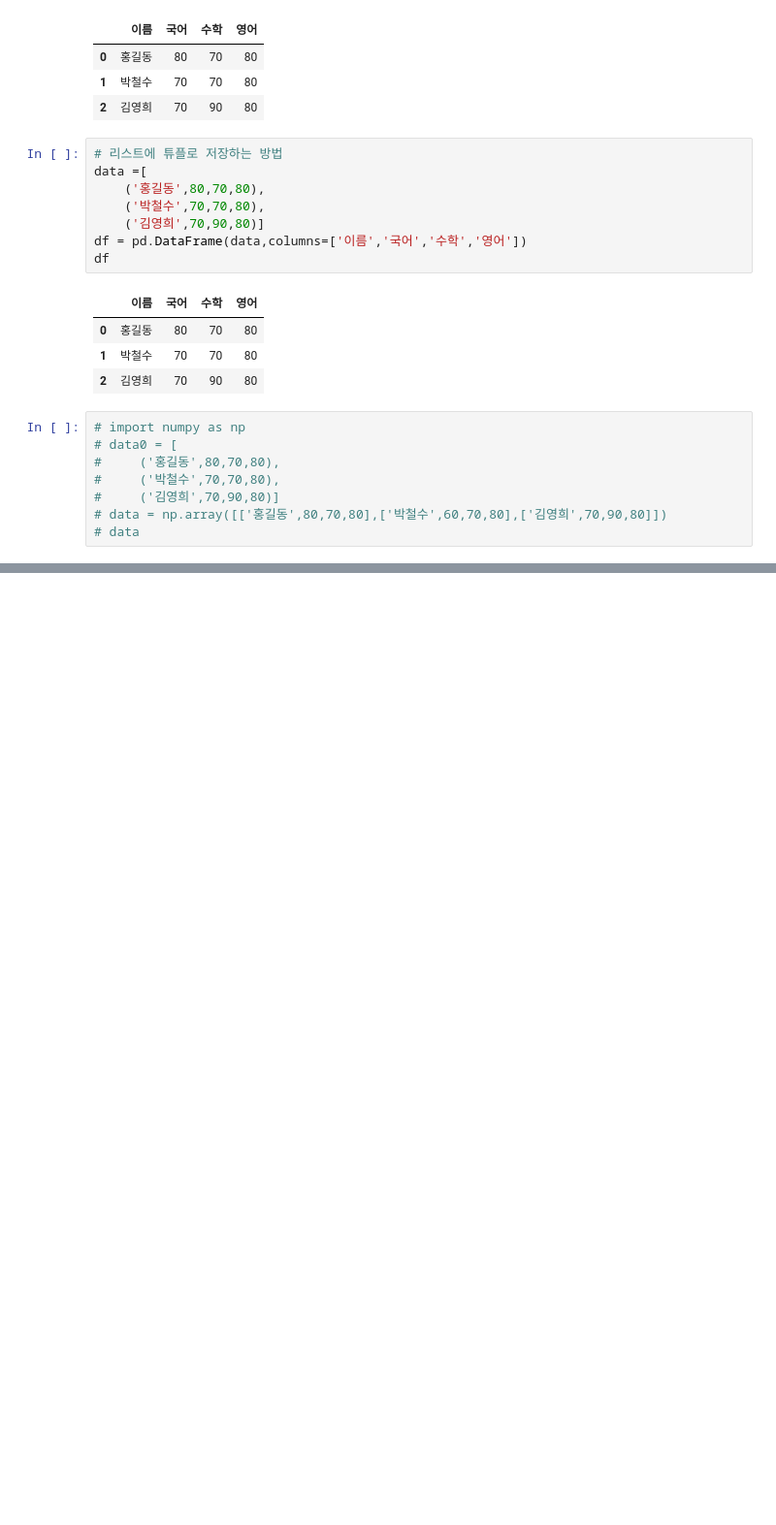
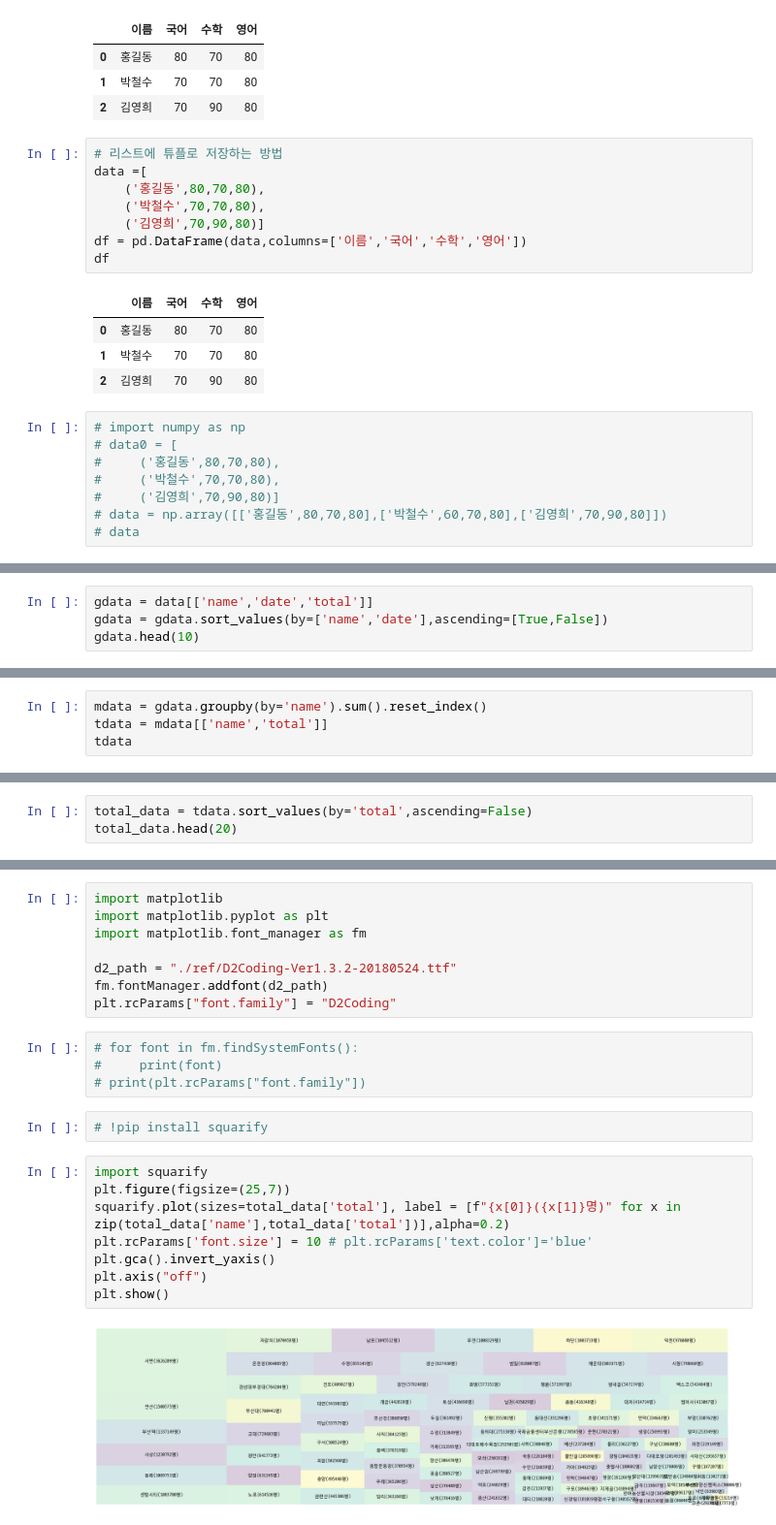
Before and after one commit to hyebinrk/python, a Jupyter notebook: py10.ipynb, the cells around one changed output, grey strips where cells are left out. Shown at 97% size. Saved outputs shown, nothing was run; the diff lists cells and outputs as text; blank space fills up the shorter version.

```diff
--- a/py10.ipynb
+++ b/py10.ipynb
@@ -649,0 +704,4 @@ df
+# %%
+gdata = data[['name','date','total']]
+gdata = gdata.sort_values(by=['name','date'],ascending=[True,False])
+gdata.head(10)
@@ -649,0 +720,4 @@ df
+# %%
+mdata = gdata.groupby(by='name').sum().reset_index()
+tdata = mdata[['name','total']]
+tdata
@@ -649,0 +738,3 @@ df
+# %%
+total_data = tdata.sort_values(by='total',ascending=False)
+total_data.head(20)
@@ -649,0 +759,24 @@ df
+# %%
+import matplotlib
+import matplotlib.pyplot as plt
+import matplotlib.font_manager as fm
+
+d2_path = "./ref/D2Coding-Ver1.3.2-20180524.ttf"
+fm.fontManager.addfont(d2_path)
+plt.rcParams["font.family"] = "D2Coding"
+# %%
+# for font in fm.findSystemFonts():
+#     print(font)
+# print(plt.rcParams["font.family"])
+# %%
+# !pip install squarify
+# %%
+import squarify
+plt.figure(figsize=(25,7))
+squarify.plot(sizes=total_data['total'], label = [f"{x[0]}({x[1]}명)" for x in zip(total_data['name'],total_data['total'])],alpha=0.2)
+plt.rcParams['font.size'] = 10 # plt.rcParams['text.color']='blue'
+plt.gca().invert_yaxis()
+plt.axis("off")
+plt.show()
+# %% [output]
+[figure, added]
```
Also changed, not shown: parts of 9 cells of this notebook, 11 other files.
